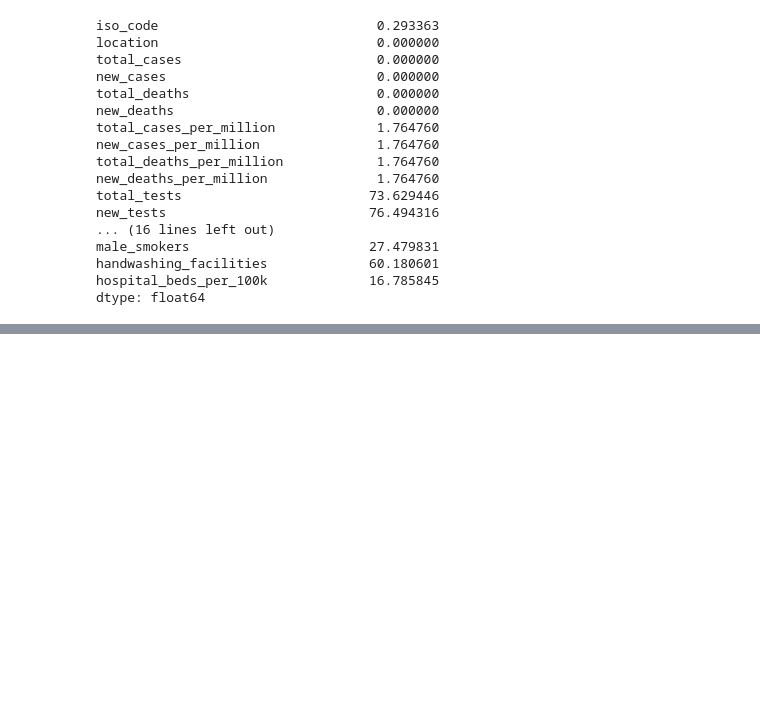
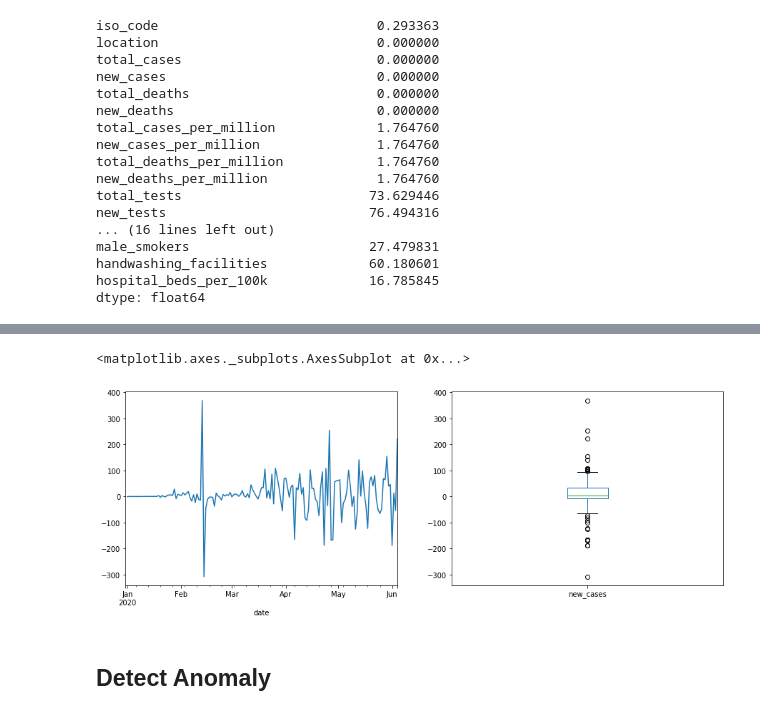
Before and after one commit to r-janik/python_stats, a Jupyter notebook: covid.ipynb, the cells around one changed output, grey strips where cells are left out. Drawn from its saved outputs; the diff is of its cells as text; code cells hidden in the pictures; blank space fills up the shorter version.

```diff
--- a/covid.ipynb
+++ b/covid.ipynb
@@ -65,0 +75,11 @@ covid.resample("D")["new_cases"].mean().plot(legend=False)
+# %%
+cases_month_diff = cases_month.diff()
+# %%
+fig,axes = plt.subplots(1,2,figsize=(15,5))
+cases_month_diff.plot(legend=False,ax=axes[0])
+pd.DataFrame(cases_month_diff).boxplot(ax=axes[1],grid=False)
+# %% [output]
+<matplotlib.axes._subplots.AxesSubplot at 0x...>
+[figure, added]
+# %% [markdown]
+## Detect Anomaly
```
Also changed, not shown: parts of 12 cells of this notebook.
